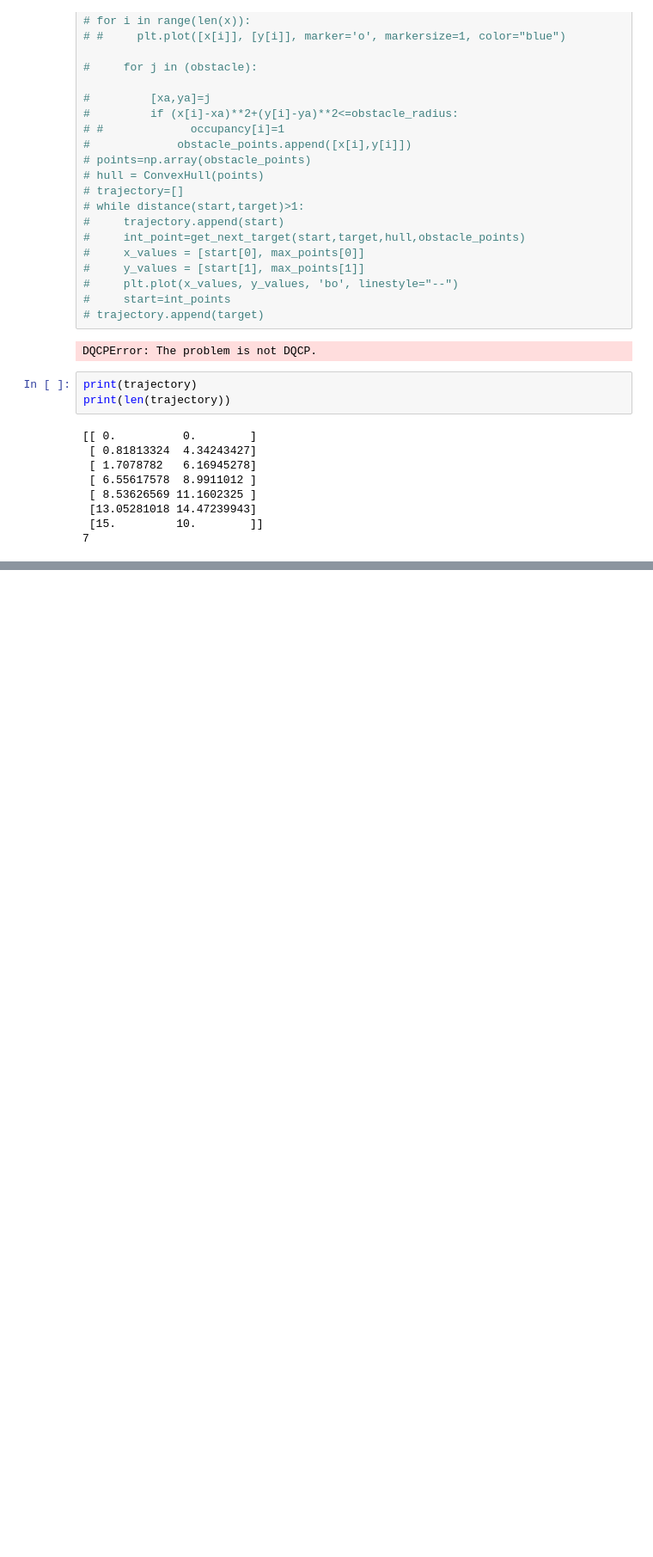
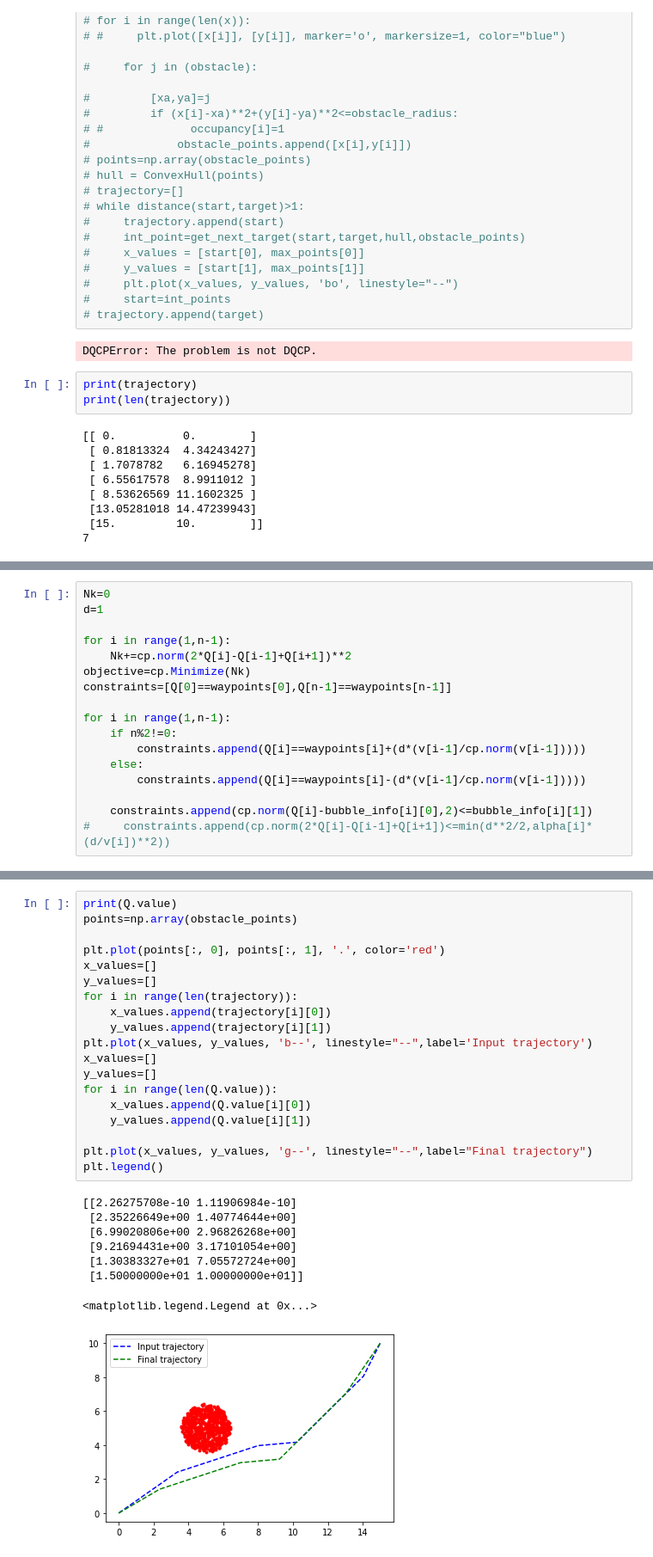
Before and after one commit to Athirakr94/robot-nav-convex, a Jupyter notebook: obstacle_new_with_trajectory.ipynb, the cells around one changed output, grey strips where cells are left out. Shown at 86% size. Cells and saved outputs as stored; diff of their text form; blank space fills up the shorter version.

```diff
--- a/obstacle_new_with_trajectory.ipynb
+++ b/obstacle_new_with_trajectory.ipynb
@@ -351,0 +365,17 @@ Waypoints [array([0., 0.]), array([0.81813324, 4.34243427]), array([1.7078782 ,
+# %%
+Nk=0
+d=1
+
+for i in range(1,n-1):
+    Nk+=cp.norm(2*Q[i]-Q[i-1]+Q[i+1])**2
+objective=cp.Minimize(Nk)
+constraints=[Q[0]==waypoints[0],Q[n-1]==waypoints[n-1]]
+
+for i in range(1,n-1):
+    if n%2!=0:
+        constraints.append(Q[i]==waypoints[i]+(d*(v[i-1]/cp.norm(v[i-1]))))
+    else:
+        constraints.append(Q[i]==waypoints[i]-(d*(v[i-1]/cp.norm(v[i-1]))))
+
+    constraints.append(cp.norm(Q[i]-bubble_info[i][0],2)<=bubble_info[i][1])
+#     constraints.append(cp.norm(2*Q[i]-Q[i-1]+Q[i+1])<=min(d**2/2,alpha[i]*(d/v[i])**2))
@@ -351,0 +387,28 @@ Waypoints [array([0., 0.]), array([0.81813324, 4.34243427]), array([1.7078782 ,
+# %%
+print(Q.value)
+points=np.array(obstacle_points)
+
+plt.plot(points[:, 0], points[:, 1], '.', color='red')
+x_values=[]
+y_values=[]
+for i in range(len(trajectory)):
+    x_values.append(trajectory[i][0])
+    y_values.append(trajectory[i][1])
+plt.plot(x_values, y_values, 'b--', linestyle="--",label='Input trajectory')
+x_values=[]
+y_values=[]
+for i in range(len(Q.value)):
+    x_values.append(Q.value[i][0])
+    y_values.append(Q.value[i][1])
+
+plt.plot(x_values, y_values, 'g--', linestyle="--",label="Final trajectory")
+plt.legend()
+# %% [output]
+[[2.26275708e-10 1.11906984e-10]
+ [2.35226649e+00 1.40774644e+00]
+ [6.99020806e+00 2.96826268e+00]
+ [9.21694431e+00 3.17101054e+00]
+ [1.30383327e+01 7.05572724e+00]
+ [1.50000000e+01 1.00000000e+01]]
+<matplotlib.legend.Legend at 0x...>
+[figure, added]
```
Also changed, not shown: parts of 7 cells of this notebook.
